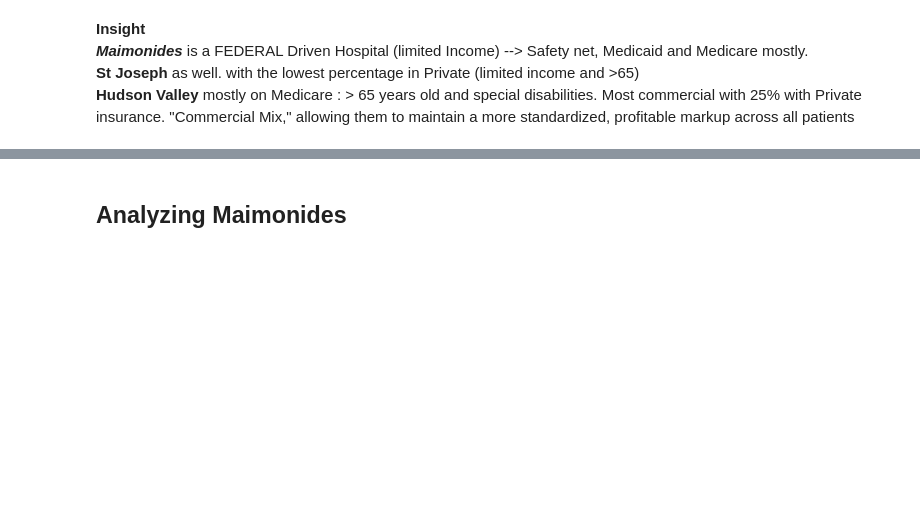
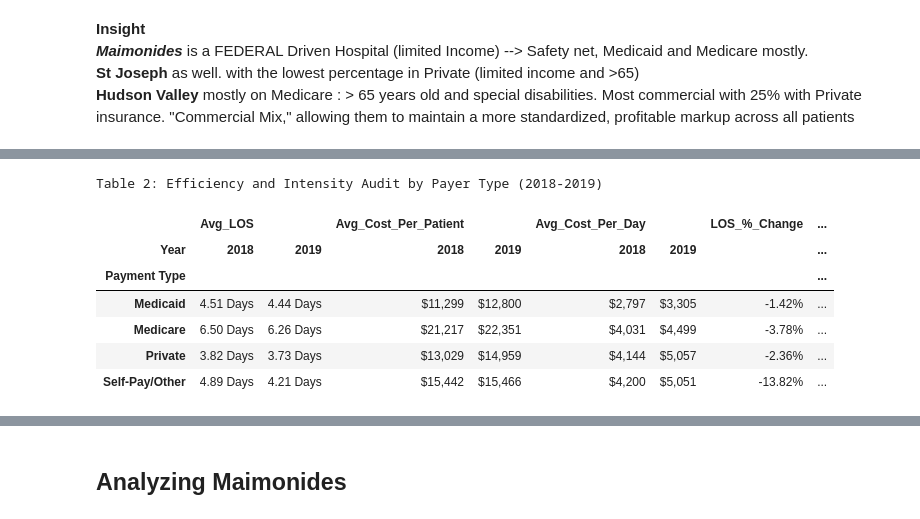
Before and after one commit to kpsalida/HospitalDischarges_Visualization, a Jupyter notebook: viz_eda.ipynb, the cells around one changed output, grey strips where cells are left out. Cells and saved outputs as stored; diff of their text form; code cells hidden in the pictures; blank space fills up the shorter version.

```diff
--- a/viz_eda.ipynb
+++ b/viz_eda.ipynb
@@ -1214,0 +1215,34 @@ styled_efficiency
+# %%
+# 1. Ensure the 'Cost_Per_Day' metric is calculated
+# We use a copy to avoid SettingWithCopy warnings
+df['Cost_Per_Day'] = df['Total Costs'] / df['Length of Stay']
+
+# 2. Group by the NEW Payment Type (the grouped version) and Year
+payer_efficiency = df.groupby(['Payment Type', 'Year']).agg(
+    Avg_LOS=('Length of Stay', 'mean'),
+    Avg_Cost_Per_Patient=('Total Costs', 'mean'),
+    Avg_Cost_Per_Day=('Cost_Per_Day', 'mean')
+).unstack()
+
+# 3. Calculate % Change to identify which Payer is becoming more "Expensive"
+payer_efficiency['LOS_%_Change'] = ((payer_efficiency['Avg_LOS'][2019] - payer_efficiency['Avg_LOS'][2018]) / payer_efficiency['Avg_LOS'][2018]) * 100
+payer_efficiency['Day_Cost_%_Change'] = ((payer_efficiency['Avg_Cost_Per_Day'][2019] - payer_efficiency['Avg_Cost_Per_Day'][2018]) / payer_efficiency['Avg_Cost_Per_Day'][2018]) * 100
+
+# 4. Style the Table for your Report
+styled_payer_audit = payer_efficiency.style.format("{:.2f} Days", subset=[('Avg_LOS', 2018), ('Avg_LOS', 2019)]) \
+    .format("${:,.0f}", subset=[('Avg_Cost_Per_Day', 2018), ('Avg_Cost_Per_Day', 2019)]) \
+    .format("${:,.0f}", subset=[('Avg_Cost_Per_Patient', 2018), ('Avg_Cost_Per_Patient', 2019)]) \
+    .format("{:+.2f}%", subset=['LOS_%_Change', 'Day_Cost_%_Change']) \
+    .background_gradient(cmap='YlOrRd', subset=['Day_Cost_%_Change']) \
+    .set_caption("Table 2: Efficiency and Intensity Audit by Payer Type (2018-2019)")
+
+styled_payer_audit
+# %% [output]
+Table 2: Efficiency and Intensity Audit by Payer Type (2018-2019)
+|  | Avg_LOS |  | Avg_Cost_Per_Patient |  | Avg_Cost_Per_Day |  | LOS_%_Change | ... |
+| Year | 2018 | 2019 | 2018 | 2019 | 2018 | 2019 |  | ... |
+| Payment Type |  |  |  |  |  |  |  | ... |
+| Medicaid | 4.51 Days | 4.44 Days | $11,299 | $12,800 | $2,797 | $3,305 | -1.42% | ... |
+| Medicare | 6.50 Days | 6.26 Days | $21,217 | $22,351 | $4,031 | $4,499 | -3.78% | ... |
+| Private | 3.82 Days | 3.73 Days | $13,029 | $14,959 | $4,144 | $5,057 | -2.36% | ... |
+| Self-Pay/Other | 4.89 Days | 4.21 Days | $15,442 | $15,466 | $4,200 | $5,051 | -13.82% | ... |
```
Also changed, not shown: parts of 13 cells of this notebook.
